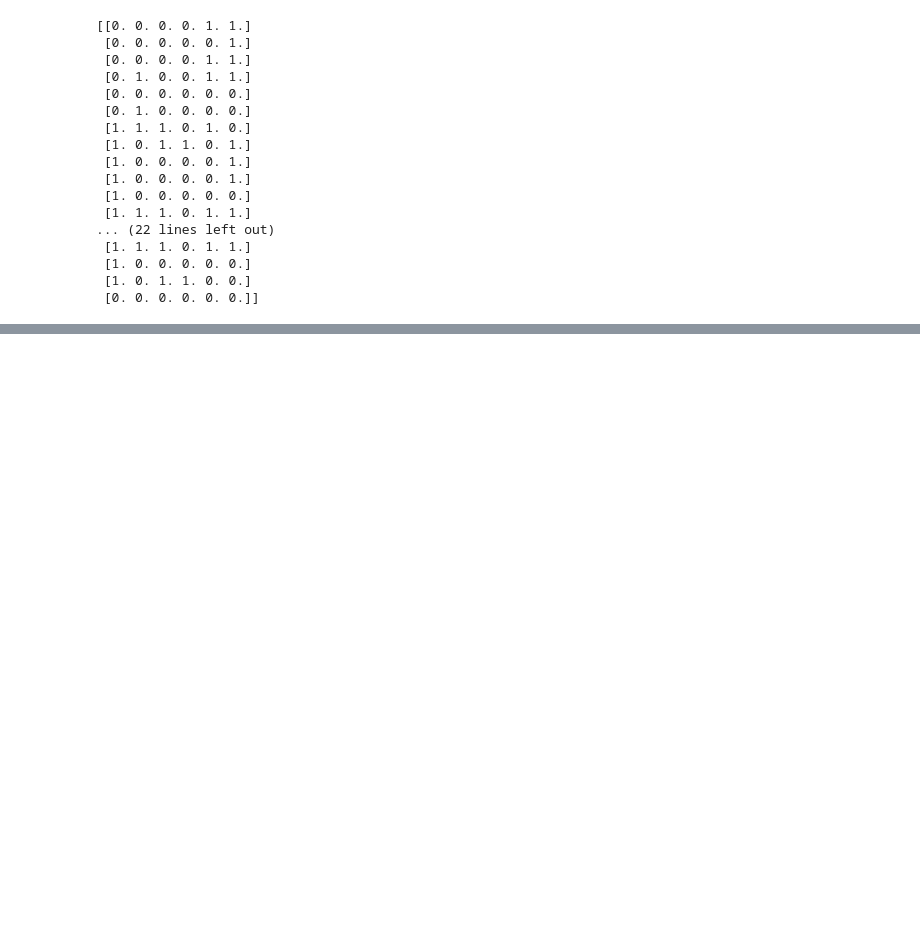
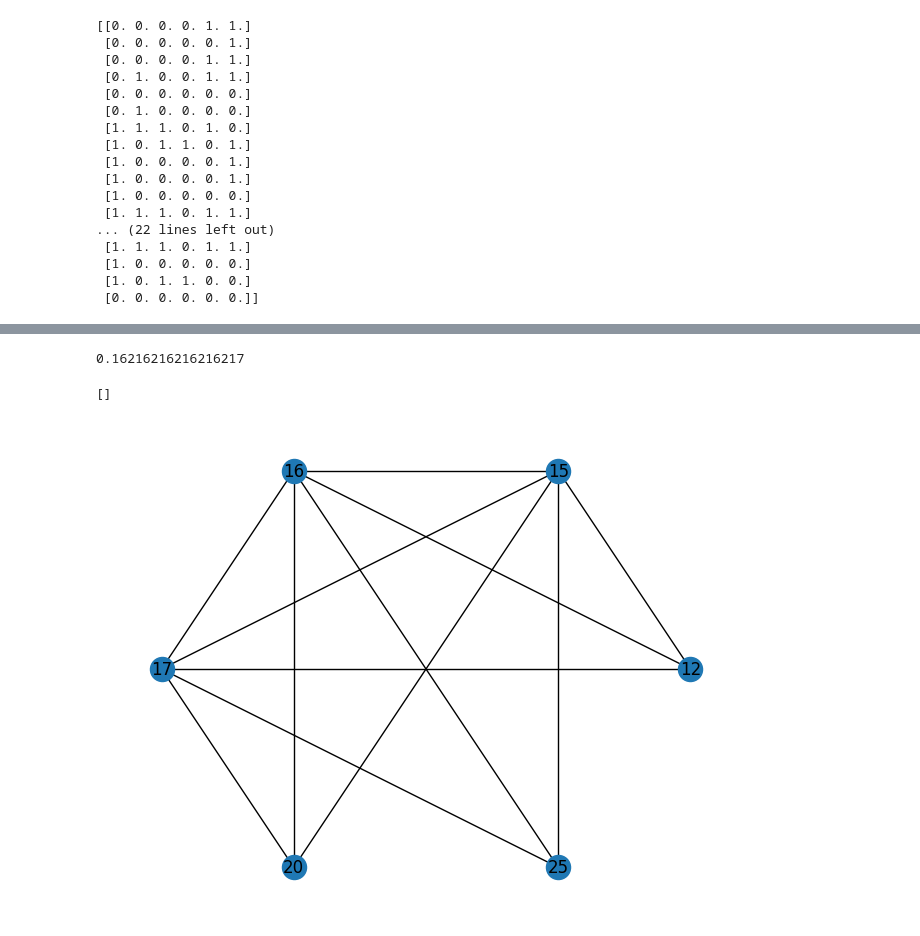
Before and after one commit to MatteoFusconi/Social-Network-Analysis, a Jupyter notebook: UniG.ipynb, the cells around one changed output, grey strips where cells are left out. Cells and saved outputs as stored; diff of their text form; code cells hidden in the pictures; blank space fills up the shorter version.

```diff
--- a/UniG.ipynb
+++ b/UniG.ipynb
@@ -192,0 +163,17 @@ nx.draw_networkx( g_sum, width=[ g_sum[v1][v2]['weight'] for v1,v2 in g_sum.edge
+# %%
+max_value = max(dict.values())
+print(max_value)
+#max_keys = [v for v, in dict.items() if v == max]
+#print(max_keys)
+# %% [output]
+0.16216216216216217
+# %%
+max_keys = [k for k, v in dict.items() if v == max]
+print(max_keys) ## ----> KEY 17
+# %% [output]
+[]
+# %%
+K = nx.k_core(g, k = 3)
+nx.draw_circular(K,with_labels = True)
+# %% [output]
+[figure, added]
```
Also changed, not shown: parts of 26 cells of this notebook, 4 other files.
